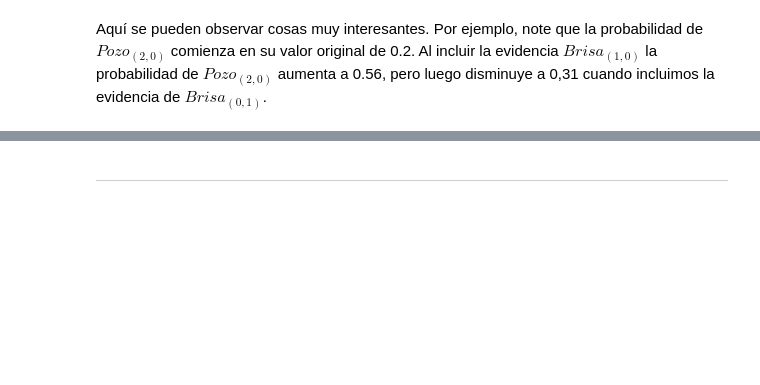
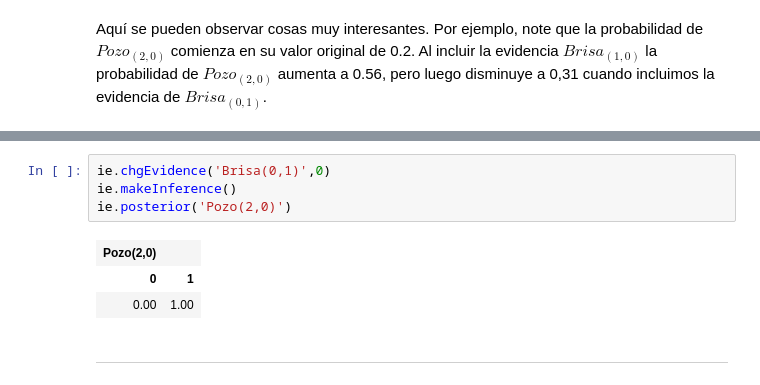
Before and after one commit to cgaravitoc/macc, a Jupyter notebook: AI/Notebook 9 - Redes bayesianas/nb9.ipynb, the cells around one changed output, grey strips where cells are left out. Saved outputs shown, nothing was run; the diff lists cells and outputs as text; blank space fills up the shorter version.

```diff
--- a/AI/Notebook 9 - Redes bayesianas/nb9.ipynb
+++ b/AI/Notebook 9 - Redes bayesianas/nb9.ipynb
@@ -155,6 +201,14 @@ Utilice el método `chgEvidence(variable,valor)` para cambiar la evidencia.
 La respuesta debe ser:
 
 <img src="./imagenes/posterior.png" width="100">
+# %%
+ie.chgEvidence('Brisa(0,1)',0)
+ie.makeInference()
+ie.posterior('Pozo(2,0)')
+# %% [output]
+| Pozo(2,0) |  |
+| 0 | 1 |
+| 0.00 | 1.00 |
 # %% [markdown]
 ---
 # %% [markdown]
```
Also changed, not shown: parts of 37 cells of this notebook.
